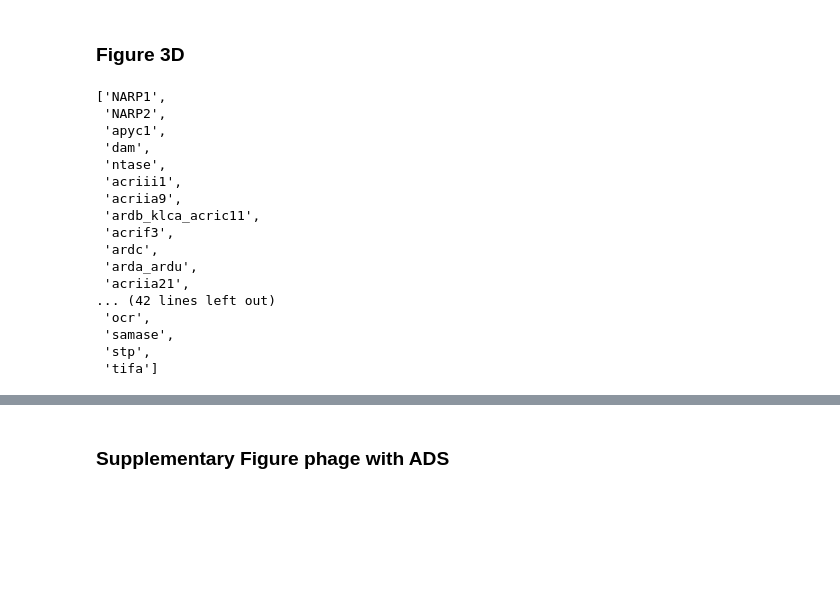
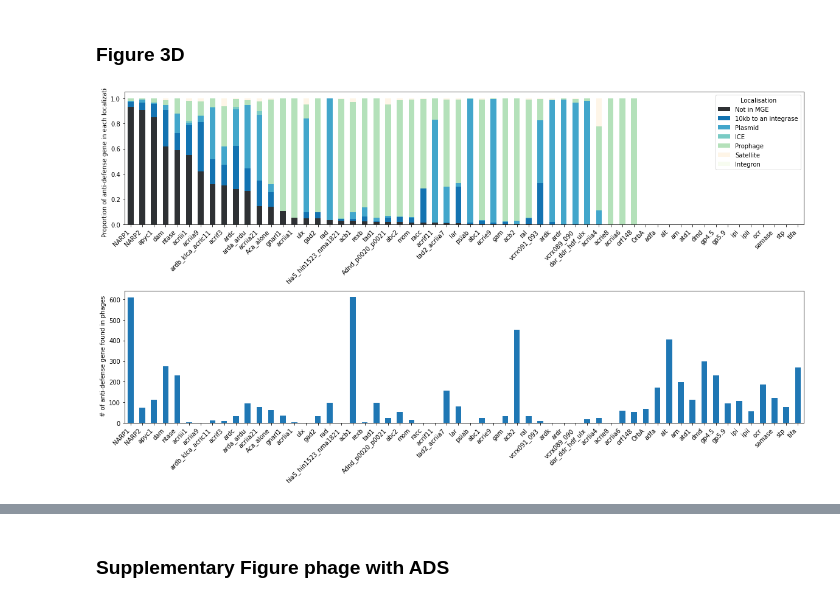
Before and after one commit to mdmparis/antidefensefinder_2024, a Jupyter notebook: 02_Analysis_figure.ipynb, the cells around one changed output, grey strips where cells are left out. Drawn from its saved outputs; the diff is of its cells as text; code cells hidden in the pictures; blank space fills up the shorter version.

Commit message:
rerun all 02_Analysis_figure.ipynb

```diff
--- a/02_Analysis_figure.ipynb
+++ b/02_Analysis_figure.ipynb
@@ -510,57 +508,40 @@ plt.show()
 bact_sys=bact.drop_duplicates('sys_id')
 sys_take=bact_sys.System.value_counts()[bact_sys.System.value_counts()>50].index.to_list()
 phage_sys=phage.drop_duplicates('sys_id')
-9sys_take=sys_take+sys_take_phage
+sys_take_phage=phage_sys.System.value_counts()[phage_sys.System.value_counts()>20].index.to_list()
+sys_take=sys_take+sys_take_phage
 # %%
-# mge_take=bact_sys.loc[bact_sys.System.isin(sys_take)]
+mge_take=bact_sys.loc[bact_sys.System.isin(sys_take)]
 mge_plot=mge_take.groupby('System').Localisation.value_counts(normalize=True).to_frame().rename({'Localisation':'Proportion','index':'Localisation'},axis=1).reset_index()
 not_in_mge=pd.Series(sys_take)[~pd.Series(sys_take).isin(mge_plot.System)]
 mge_plot=pd.concat([mge_plot,pd.DataFrame({'Localisation':['Not in MGE' for x in range(len(not_in_mge))],'System':not_in_mge,'Proportion':[0 for x in range(len(not_in_mge))]})])
 mge_plot=mge_plot.pivot_table(index='System',columns=['Localisation'],values=['Proportion']).fillna(0).droplevel(level=0,axis=1)
 mge_plot=mge_plot.sort_values(['Not in MGE','10kb to an integrase','Plasmid','ICE','Prophage','Satellite','Integron'],ascending=False)[['Not in MGE','10kb to an integrase','Plasmid','ICE','Prophage','Satellite','Integron']]
 
 
 sns.set_style(rc = {'axes.facecolor': 'white'})
 fig,ax=plt.subplots(2,1,figsize=(20,10))
 plt.subplots_adjust(hspace=0.5)
 mge_plot.plot.bar(stacked=True,color=["#2e3134","#1373B1","#42A6CB","#7ACBC4","#B4E1BA","#FEF5E7","#F7FCF0"],ax=ax[0])
 
 phage_plot=pd.DataFrame({"System":mge_plot.index}).merge(phage_sys.loc[phage_sys.System.isin(sys_take)].System.value_counts().reset_index().rename({'System':'Nb_sys',"index":'System'},axis=1),on='System',how='left').fillna(0).set_index('System')
 phage_plot.plot.bar(ax=ax[1])
 
 
 ax[0].set_xticklabels(ax[0].get_xticklabels(), rotation=45, ha='right')
 ax[1].set_xticklabels(ax[1].get_xticklabels(), rotation=45, ha='right')
 # ax[0].set_xticklabels(ax[0].get_xticklabels(), rotation=90, ha='center')
 # ax[1].set_xticklabels([])
 # ax[1].set_ylim(ax[1].get_ylim()[::-1])
 
 ax[0].xaxis.set_ticks_position('bottom')
 ax[1].xaxis.set_ticks_position('bottom')
 ax[0].set_ylabel('Proportion of anti-defense gene in each localization')
 ax[1].set_ylabel(' # of anti-defense gene found in phages')
 ax[1].set_xlabel(None)
 ax[0].set_xlabel(None)
 plt.rcParams['pdf.fonttype'] = 42
 plt.savefig('results/figures/Figure3D.pdf',format='pdf',bbox_inches='tight')
 ax[1].legend().set_visible(False)
+# %% [output]
+[figure, added]
-# %%
-mge_plot.index.to_list()
-# %% [output]
-['NARP1',
- 'NARP2',
- 'apyc1',
- 'dam',
- 'ntase',
- 'acriii1',
- 'acriia9',
- 'ardb_klca_acric11',
- 'acrif3',
- 'ardc',
- 'arda_ardu',
- 'acriia21',
-... (42 lines left out)
- 'ocr',
- 'samase',
- 'stp',
- 'tifa']
```
Also changed, not shown: parts of 2 cells of this notebook, 12 other files.
